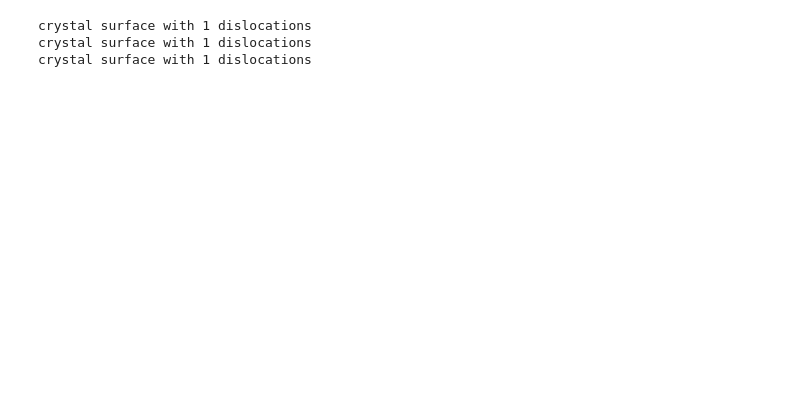
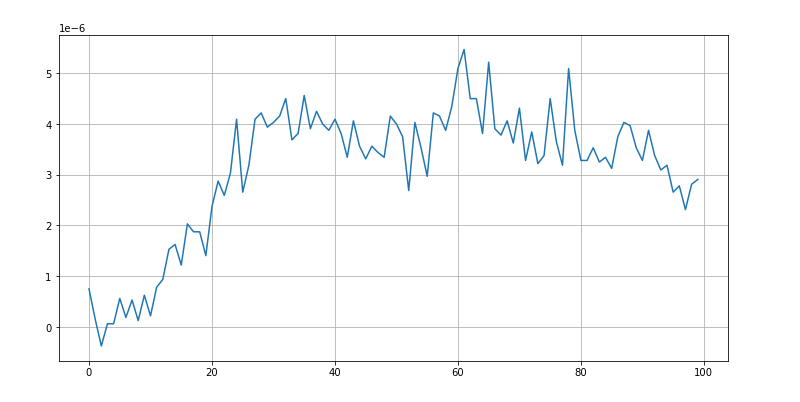
Before and after one commit to MG299792458/CompPhysProj3, a Jupyter notebook: Simulations_new.ipynb, the cells around one changed output. Saved outputs shown, nothing was run; the diff lists cells and outputs as text; code cells hidden in the pictures; blank space fills up the shorter version.

```diff
--- a/Simulations_new.ipynb
+++ b/Simulations_new.ipynb
@@ -438 +454,18 @@ KeyboardInterrupt:
+# %%
+cycles = N
+dims = crystal_surface.shape
+N_atoms = dims[0] * dims[1]
+sim_steps = dims[2]
+cycle_steps = cycles/(dims[2]-1)
+time_rate = cycle_steps*N_atoms
+total_change = np.zeros(dims[2]-1)
+growth_rate = np.zeros(dims[2]-1)
+mean_hight = np.zeros(dims[2]-1)
+for i in range(sim_steps-1):
+    init_surface = crystal_surface[:,:,i]
+    final_surface = crystal_surface[:,:,i+1]
+    mean_hight[i] = np.sum(np.sum(final_surface, axis=0))/N_atoms
+    surface_change = final_surface - init_surface
+    total_change[i] = np.sum(np.sum(surface_change, axis=0))
+    growth_rate[i] = total_change[i]/time_rate
 # %%
@@ -449,28 +485,7 @@ plt.colorbar()
-# %%
-import numpy as np
-import matplotlib.pyplot as plt
-from random import uniform, choice
-
-dims = [80, 80]
-T = 2
-set_migration = False
-
-face = 0
-face_loc = 40
-boundaries = [0, 40]
-b = 2
-
-dN = 100000
-N = 1500000
-
-mu = np.arange(1, 1.75, 0.25)
-for j in mu:
-    crystal = grow_crystal(dims, j, T, set_migration)
-    crystal.dislocation_matrices(face, face_loc, boundaries, b)
-    for i in range(N):
-        crystal.interaction(dN)
-    np.save('Project3_SangersJeroen_agefrancke_mwglorie/Crystal_growth_mu={}_T={}_migration={}_N={}'.format(str(j), str(T), str(set_migration), str(N)),crystal)
-# %% [output]
-crystal surface with 1 dislocations
-crystal surface with 1 dislocations
-crystal surface with 1 dislocations
+# %%
+plt.figure(figsize=[12,6])
+plt.plot(growth_rate)
+plt.grid()
+plt.show()
+# %% [output]
+[figure, added]
```
Also changed, not shown: parts of 8 cells of this notebook, 15 other files.
